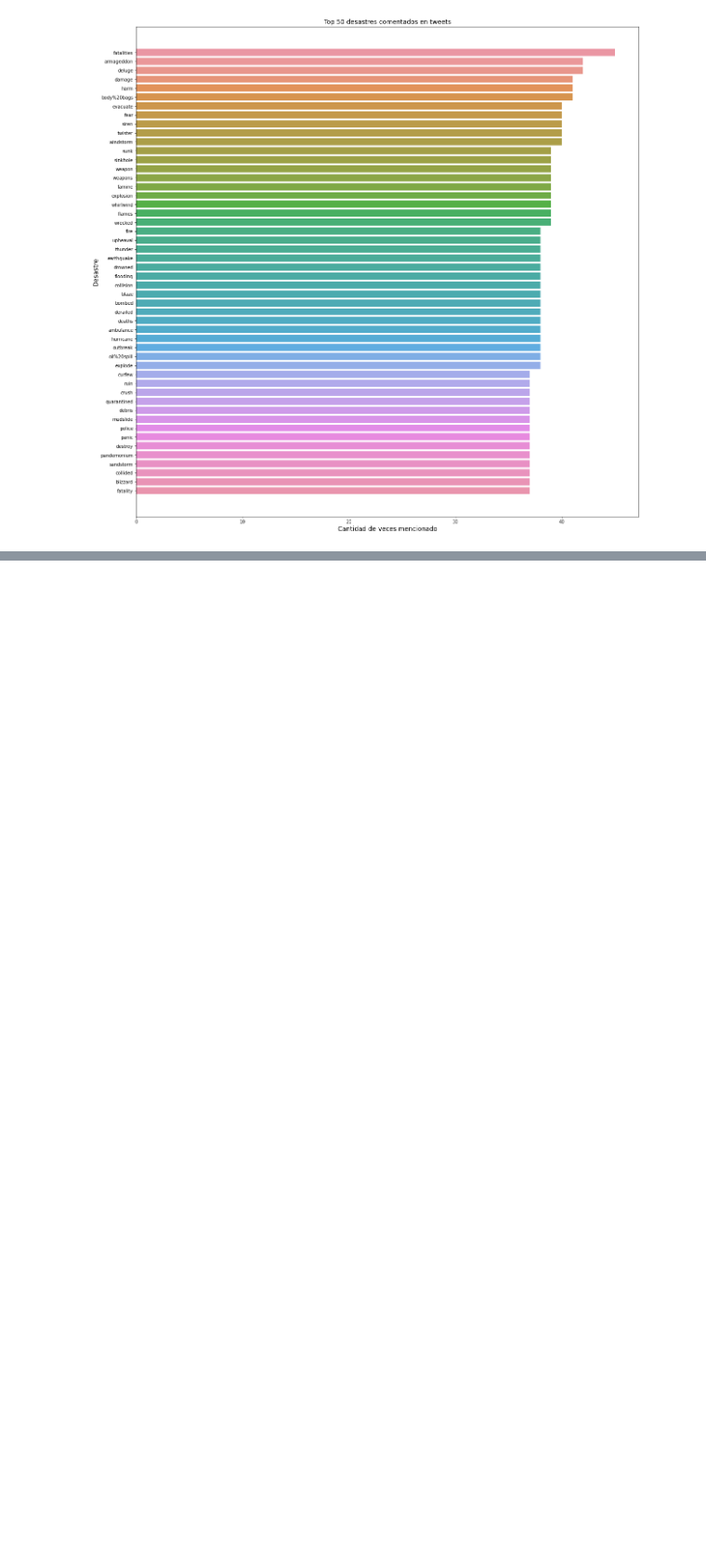
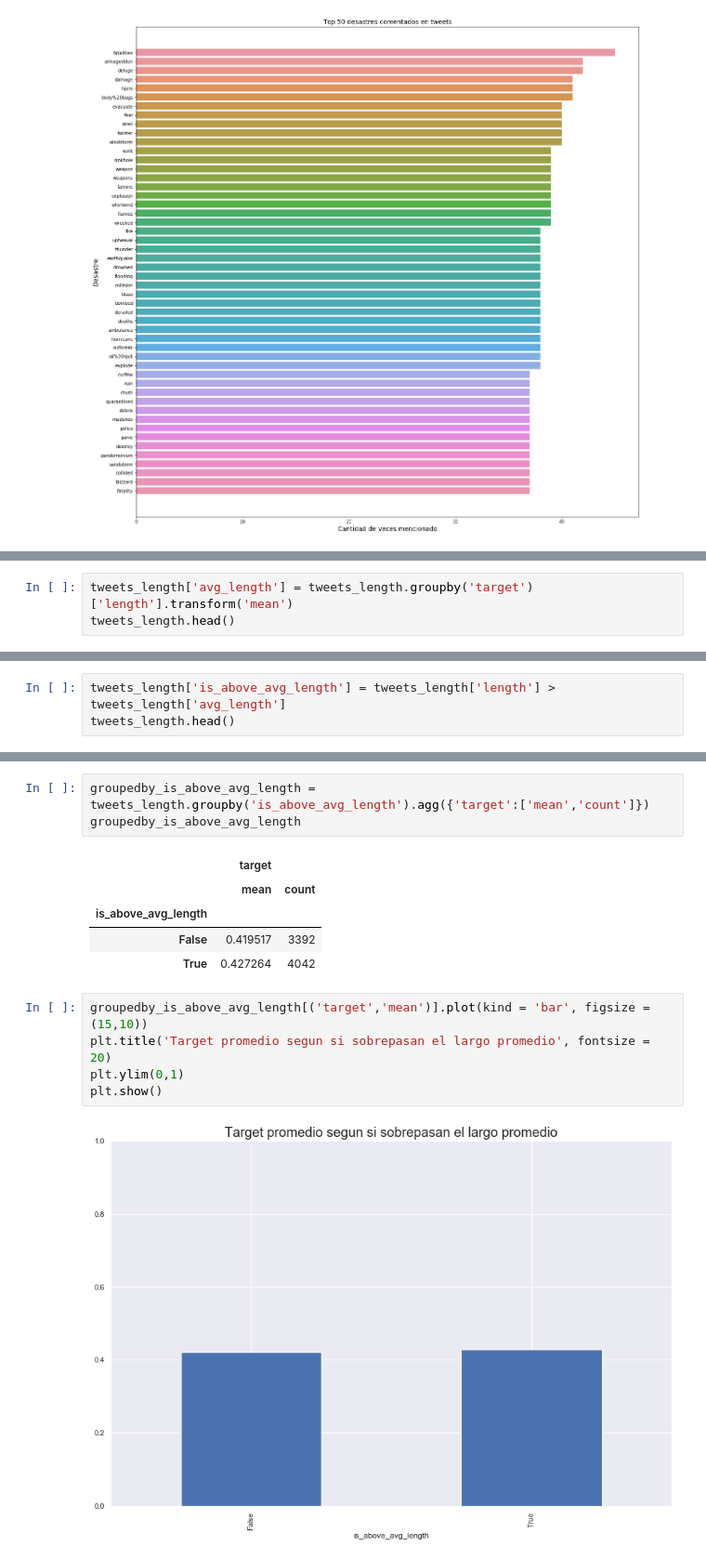
Before and after one commit to milemarchese/OrganizacionDeDatos, a Jupyter notebook: Análisis Exploratorio.ipynb, the cells around one changed output, grey strips where cells are left out. Shown at 93% size. Saved outputs shown, nothing was run; the diff lists cells and outputs as text; blank space fills up the shorter version.

```diff
--- a/Análisis Exploratorio.ipynb
+++ b/Análisis Exploratorio.ipynb
@@ -100,0 +156,3 @@ grafico.plot()
+# %%
+tweets_length['avg_length'] = tweets_length.groupby('target')['length'].transform('mean')
+tweets_length.head()
@@ -100,0 +166,3 @@ grafico.plot()
+# %%
+tweets_length['is_above_avg_length'] = tweets_length['length'] > tweets_length['avg_length']
+tweets_length.head()
@@ -100,0 +176,16 @@ grafico.plot()
+# %%
+groupedby_is_above_avg_length = tweets_length.groupby('is_above_avg_length').agg({'target':['mean','count']})
+groupedby_is_above_avg_length
+# %% [output]
+|  | target |  |
+|  | mean | count |
+| is_above_avg_length |  |  |
+| False | 0.419517 | 3392 |
+| True | 0.427264 | 4042 |
+# %%
+groupedby_is_above_avg_length[('target','mean')].plot(kind = 'bar', figsize = (15,10))
+plt.title('Target promedio segun si sobrepasan el largo promedio', fontsize = 20)
+plt.ylim(0,1)
+plt.show()
+# %% [output]
+[figure, added]
```
Also changed, not shown: parts of 10 cells of this notebook.
